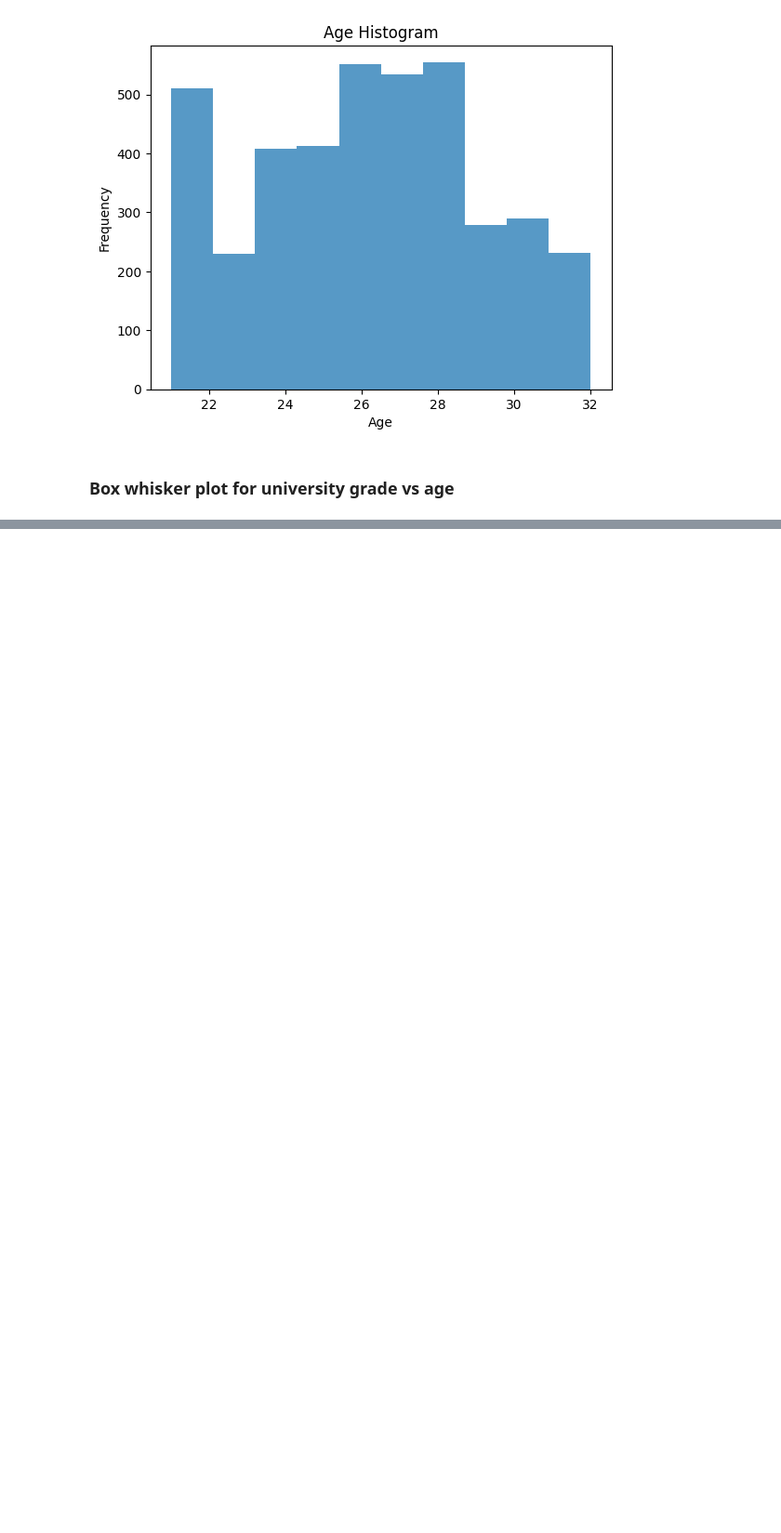
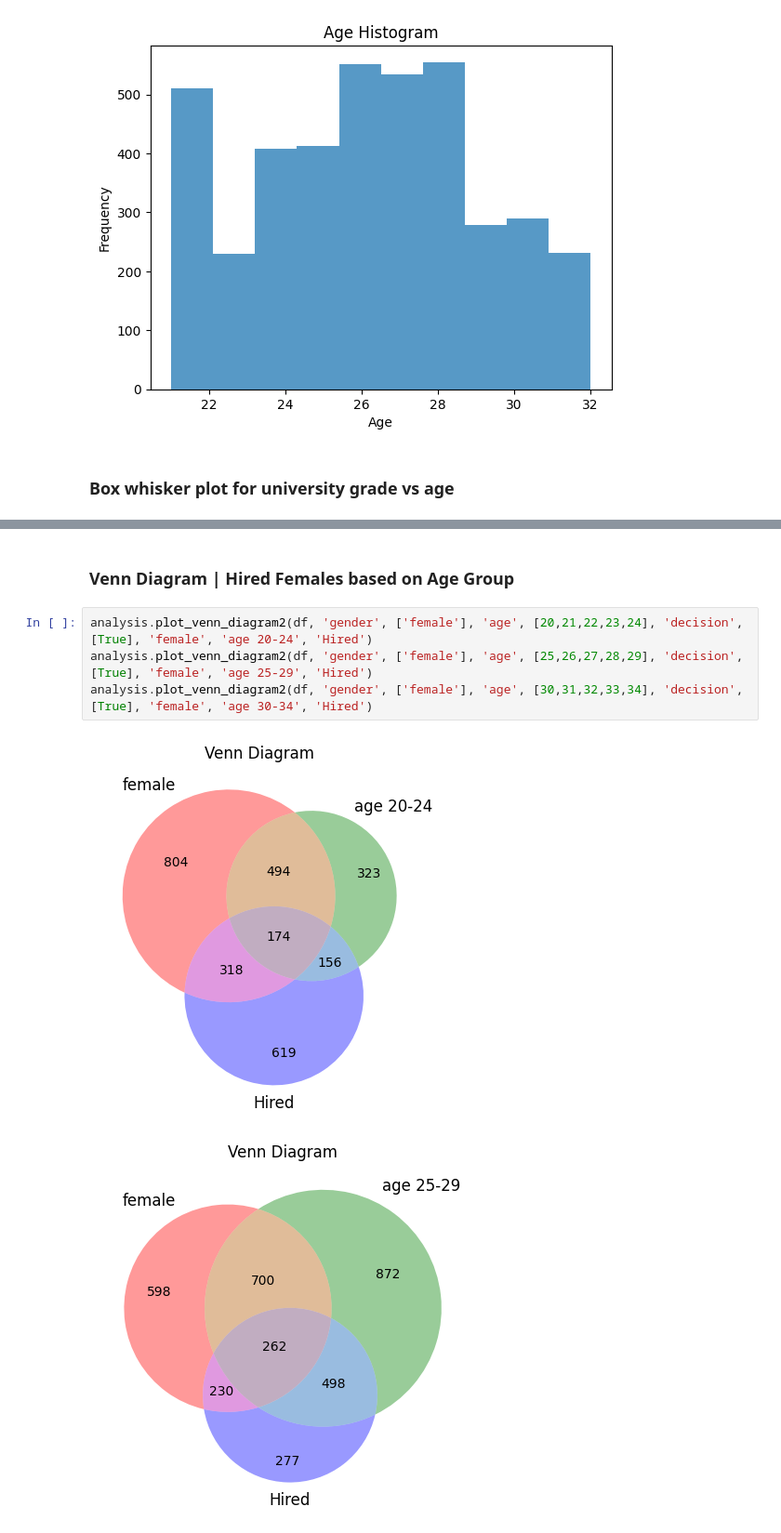
Before and after one commit to sreehariprathap/Data-Analysis--Maths---Algorithms, a Jupyter notebook: Week-2/Group4Assignment.ipynb, the cells around one changed output, grey strips where cells are left out. Shown at 93% size. Drawn from its saved outputs; the diff is of its cells as text; blank space fills up the shorter version.

```diff
--- a/Week-2/Group4Assignment.ipynb
+++ b/Week-2/Group4Assignment.ipynb
@@ -376,0 +382,9 @@ Overlapping values: {0, 1, 2, 3}
+# %% [markdown]
+### Venn Diagram | Hired Females based on Age Group
+# %%
+analysis.plot_venn_diagram2(df, 'gender', ['female'], 'age', [20,21,22,23,24], 'decision', [True], 'female', 'age 20-24', 'Hired')
+analysis.plot_venn_diagram2(df, 'gender', ['female'], 'age', [25,26,27,28,29], 'decision', [True], 'female', 'age 25-29', 'Hired')
+analysis.plot_venn_diagram2(df, 'gender', ['female'], 'age', [30,31,32,33,34], 'decision', [True], 'female', 'age 30-34', 'Hired')
+# %% [output]
+[figure, added]
+[figure, added]
```
Also changed, not shown: parts of 12 cells of this notebook.
